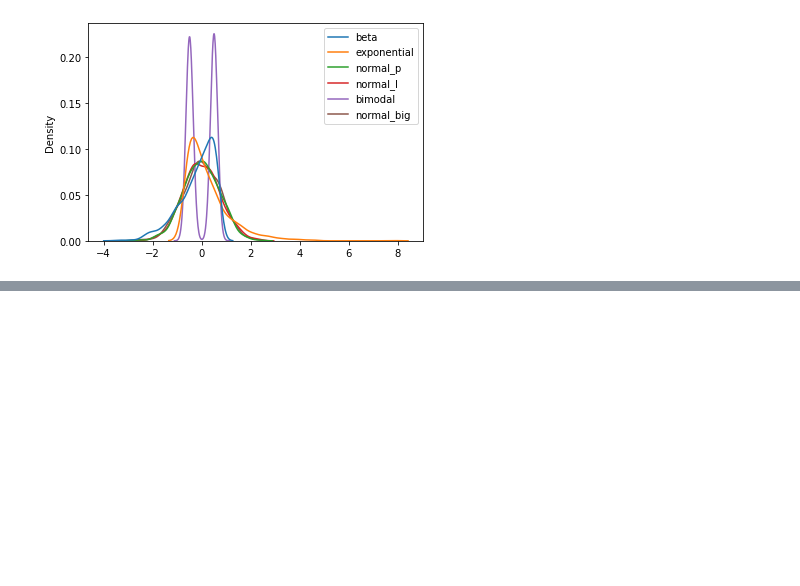
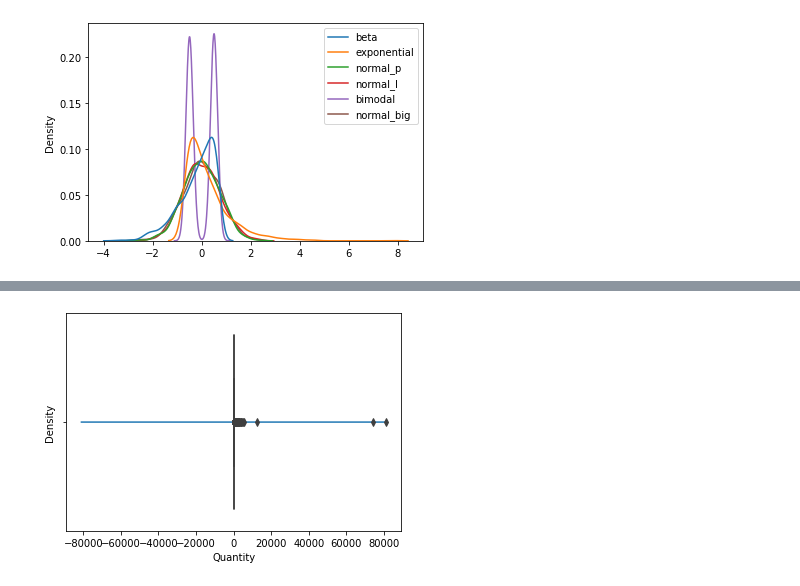
Before and after one commit to KimKieu123/DA30092022, a Jupyter notebook: BT Learn.ipynb, the cells around one changed output, grey strips where cells are left out. Cells and saved outputs as stored; diff of their text form; code cells hidden in the pictures; blank space fills up the shorter version.

```diff
--- a/BT Learn.ipynb
+++ b/BT Learn.ipynb
@@ -941,0 +960,67 @@ memory usage: 13.7 MB
+# %%
+#[Bài tập] Phân tích bộ dữ liệu Online Retail
+import pandas as pd
+import numpy as np
+import seaborn as sns
+import matplotlib.pyplot as plt
+from sklearn.preprocessing import MinMaxScaler, RobustScaler, StandardScaler
+
+df=pd.read_csv('OnlineRetail.csv', encoding = "ISO-8859-1")
+#Phát hiện các dòng, cột chứa dữ liệu khuyết thiếu
+df.info()
+# mô tả dữ liệu
+df.describe()
+# kiểm tra dữ liệu khuyết thiếu
+df.isna()
+# không nên xóa hết dữ lieeuuj KT: dữ liệu KT của CusID chiếm số lượng lớn. có thể xóa thiếu dữ liệu cột Des
+#Thực hiện xử lý giá trị khuyết thiếu: Thay thế giá trị khuyết thiếu của thuộc tính Description
+df['Description'] = df['Description'].fillna("Không biết")
+#Thực hiện phát hiện giá trị ngoại lai của thuộc tính Quantity và Thuộc tính UnitPrice
+# phân bố dữ liệu trên cột Quantity
+sns.kdeplot(data = df['Quantity'])
+data4 = df.loc[df.loc[:,'Quantity']>0,:]
+# ngoại lai của thuộc tính Quantity:
+Q1_quantity=data4.loc[:,'Quantity'].quantile(0.25, 'linear')
+Q3_quantity=data4.loc[:,'Quantity'].quantile(0.75)
+IQR_quantity=Q3_quantity-Q1_quantity
+upper_quantity=(Q3_quantity+2*IQR_quantity)
+print(f'upper bound quantity:{upper_quantity}')
+lower_quantity=(Q1_quantity-2*IQR_quantity)
+print(f'lower bound quantity:{lower_quantity}')
+
+data5 = data4.loc[:,:]\
+      [(data4['Quantity']<upper_quantity)&(data4['Quantity']>lower_quantity)]
+
+sns.boxplot(x=data4['Quantity'])
+print(data4.loc[:,'Quantity']\
+      [(data4['Quantity']>upper_quantity)|(data4['Quantity']<lower_quantity)])
+print(data4.loc[:,'Quantity']\
+      [(data4['Quantity']>upper_quantity)|(data4['Quantity']<lower_quantity)].count())
+
+data6 = data5.loc[data5.loc[:,'UnitPrice']>0,:]
+# ngoại lai của thuộc tính UnitPrice:
+Q1_quantity=data6.loc[:,'UnitPrice'].quantile(0.25, 'linear')
+Q3_quantity=data6.loc[:,'UnitPrice'].quantile(0.75)
+IQR_quantity=Q3_quantity-Q1_quantity
+upper_quantity=(Q3_quantity+1.5*IQR_quantity)
+print(f'upper bound quantity:{upper_quantity}')
+lower_quantity=(Q1_quantity-1.5*IQR_quantity)
+print(f'lower bound quantity:{lower_quantity}')
+
+data7 = data6.loc[:,:]\
+      [(data6['UnitPrice']<upper_quantity)&(data6['UnitPrice']>lower_quantity)]
+
+# sns.boxplot(x=data6['UnitPrice'])
+print(data6.loc[:,'UnitPrice']\
+      [(data6['UnitPrice']>upper_quantity)|(data6['UnitPrice']<lower_quantity)])
+print(data6.loc[:,'UnitPrice']\
+      [(data6['UnitPrice']>upper_quantity)|(data6['UnitPrice']<lower_quantity)].count())
+
+plt.hist(data7['UnitPrice'], bins=10)
+
+sns.boxplot(x=df['Quantity'])
+print(df.loc[:,'Quantity'][(df['Quantity']>23.5)|(df['Quantity']<-12.5)])
+data = df.loc[df.loc[:,'Quantity'] > 0,:]
+#loại bỏ các giá trị âm
+data.info()
+# %% [output]
@@ -941,0 +1044 @@ memory usage: 13.7 MB
+[figure, added]
```
Also changed, not shown: parts of 5 cells of this notebook, 4 other files.
